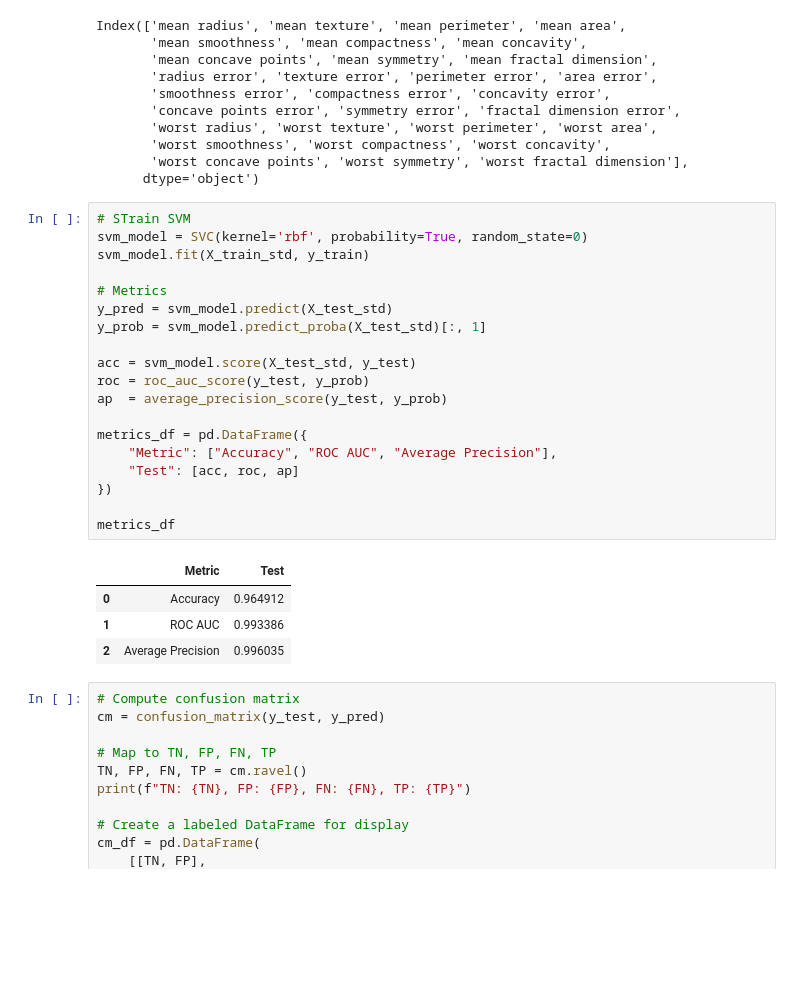
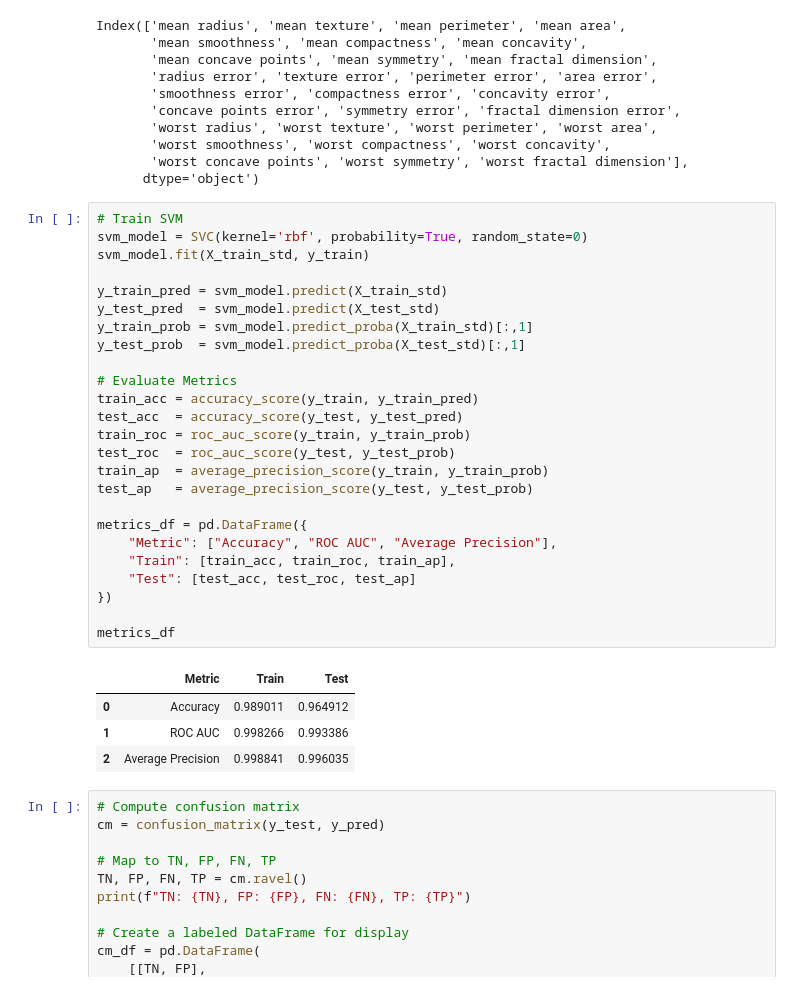
Before and after one commit to kayleepho/MATH-5750-Project-1, a Jupyter notebook: project1.ipynb, the cells around one changed output. Saved outputs shown, nothing was run; the diff lists cells and outputs as text; blank space fills up the shorter version.

```diff
--- a/project1.ipynb
+++ b/project1.ipynb
@@ -324,29 +324,35 @@ Index(['mean radius', 'mean texture', 'mean perimeter', 'mean area',
        'worst concave points', 'worst symmetry', 'worst fractal dimension'],
       dtype='object')
 # %%
-# STrain SVM
+# Train SVM
 svm_model = SVC(kernel='rbf', probability=True, random_state=0)
 svm_model.fit(X_train_std, y_train)
 
-# Metrics
-y_pred = svm_model.predict(X_test_std)
-y_prob = svm_model.predict_proba(X_test_std)[:, 1]
+y_train_pred = svm_model.predict(X_train_std)
+y_test_pred  = svm_model.predict(X_test_std)
+y_train_prob = svm_model.predict_proba(X_train_std)[:,1]
+y_test_prob  = svm_model.predict_proba(X_test_std)[:,1]
 
-acc = svm_model.score(X_test_std, y_test)
-roc = roc_auc_score(y_test, y_prob)
-ap  = average_precision_score(y_test, y_prob)
+# Evaluate Metrics
+train_acc = accuracy_score(y_train, y_train_pred)
+test_acc  = accuracy_score(y_test, y_test_pred)
+train_roc = roc_auc_score(y_train, y_train_prob)
+test_roc  = roc_auc_score(y_test, y_test_prob)
+train_ap  = average_precision_score(y_train, y_train_prob)
+test_ap   = average_precision_score(y_test, y_test_prob)
 
 metrics_df = pd.DataFrame({
     "Metric": ["Accuracy", "ROC AUC", "Average Precision"],
-    "Test": [acc, roc, ap]
+    "Train": [train_acc, train_roc, train_ap],
+    "Test": [test_acc, test_roc, test_ap]
 })
 
 metrics_df
 # %% [output]
-|  | Metric | Test |
-| 0 | Accuracy | 0.964912 |
-| 1 | ROC AUC | 0.993386 |
-| 2 | Average Precision | 0.996035 |
+|  | Metric | Train | Test |
+| 0 | Accuracy | 0.989011 | 0.964912 |
+| 1 | ROC AUC | 0.998266 | 0.993386 |
+| 2 | Average Precision | 0.998841 | 0.996035 |
 # %%
 # Compute confusion matrix
 cm = confusion_matrix(y_test, y_pred)
```
Also changed, not shown: parts of 2 cells of this notebook.
